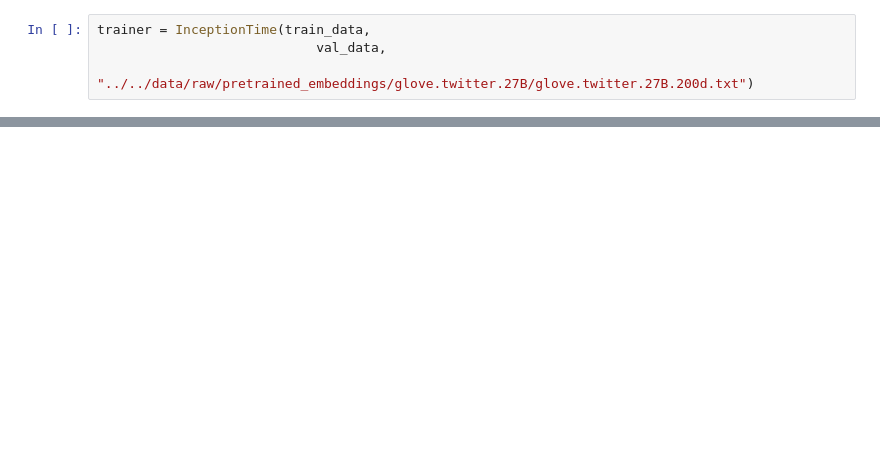
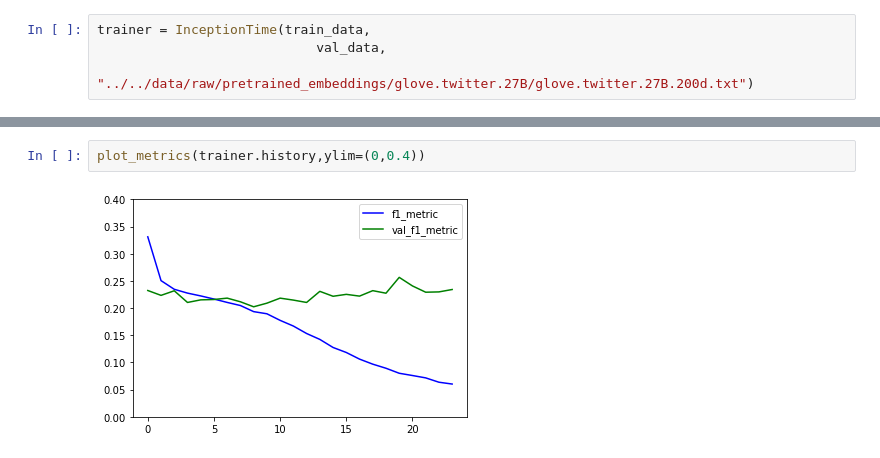
Before and after one commit to samirchar/toxic_comments, a Jupyter notebook: notebooks/explore_models.ipynb, the cells around one changed output, grey strips where cells are left out. Saved outputs shown, nothing was run; the diff lists cells and outputs as text; blank space fills up the shorter version.

```diff
--- a/notebooks/explore_models.ipynb
+++ b/notebooks/explore_models.ipynb
@@ -129,0 +132,4 @@ KeyboardInterrupt:
+# %%
+plot_metrics(trainer.history,ylim=(0,0.4))
+# %% [output]
+[figure, added]
```
Also changed, not shown: parts of 8 cells of this notebook, 2 other files.
